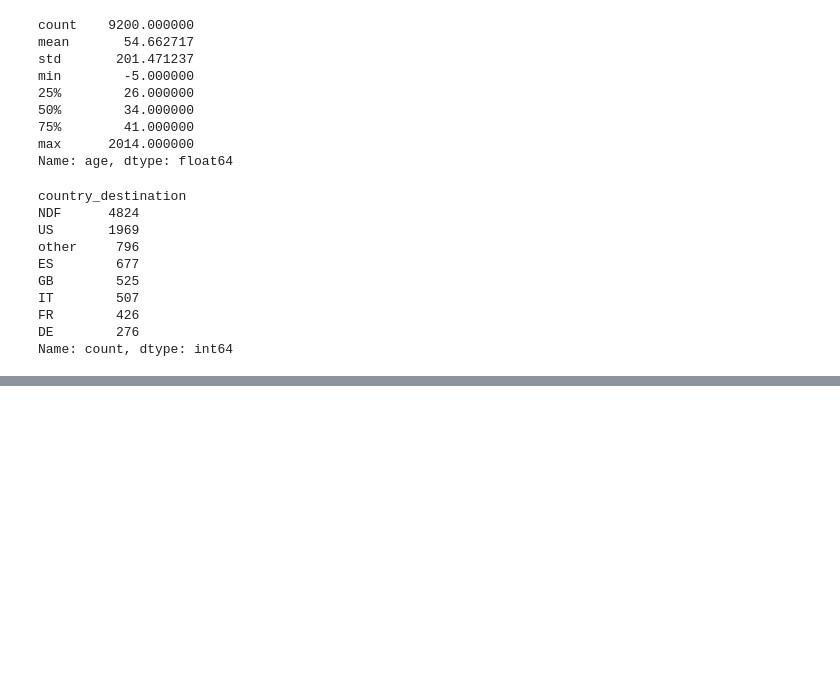
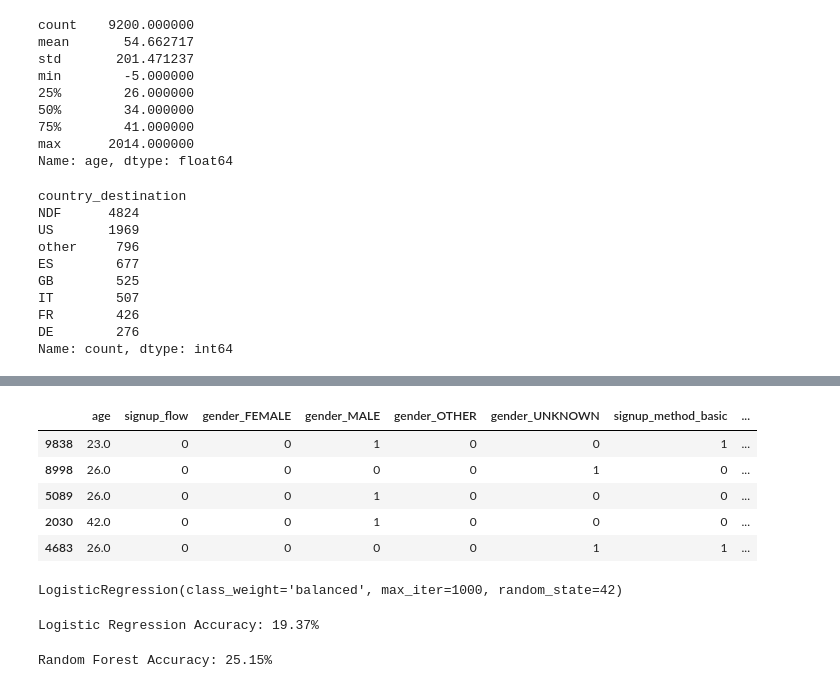
Before and after one commit to Roni-Gol/travel-personalization-model, a Jupyter notebook: travel_destination_prediction.ipynb, the cells around one changed output, grey strips where cells are left out. Drawn from its saved outputs; the diff is of its cells as text; code cells hidden in the pictures; blank space fills up the shorter version.

```diff
--- a/travel_destination_prediction.ipynb
+++ b/travel_destination_prediction.ipynb
@@ -78,3 +125,19 @@ X_train, X_test, y_train, y_test = train_test_split(
 median_age = X_train['age'].median()
 X_train['age'] = X_train['age'].fillna(median_age)
 X_test['age'] = X_test['age'].fillna(median_age)
+# %%
+# Encode categorical columns using one-hot encoding
+X_train = pd.get_dummies(X_train, dtype=int)
+X_test = pd.get_dummies(X_test, dtype=int)
+
+# Align test set to have same columns as train set
+X_test = X_test.reindex(columns=X_train.columns, fill_value=0)
+# %%
+X_train.head()
+# %% [output]
+|  | age | signup_flow | gender_FEMALE | gender_MALE | gender_OTHER | gender_UNKNOWN | signup_method_basic | ... |
+| 9838 | 23.0 | 0 | 0 | 1 | 0 | 0 | 1 | ... |
+| 8998 | 26.0 | 0 | 0 | 0 | 0 | 1 | 0 | ... |
+| 5089 | 26.0 | 0 | 0 | 1 | 0 | 0 | 0 | ... |
+| 2030 | 42.0 | 0 | 0 | 1 | 0 | 0 | 0 | ... |
+| 4683 | 26.0 | 0 | 0 | 0 | 0 | 1 | 1 | ... |
@@ -80,0 +151,30 @@ X_test['age'] = X_test['age'].fillna(median_age)
+# %%
+from sklearn.linear_model import LogisticRegression
+
+# Train baseline model
+lr_model = LogisticRegression(max_iter=1000, random_state=42, class_weight='balanced')
+lr_model.fit(X_train_scaled, y_train)
+# %% [output]
+LogisticRegression(class_weight='balanced', max_iter=1000, random_state=42)
+# %%
+from sklearn.metrics import accuracy_score
+
+# Evaluate on test set
+lr_predictions = lr_model.predict(X_test_scaled)
+lr_accuracy = accuracy_score(y_test, lr_predictions)
+print(f"Logistic Regression Accuracy: {lr_accuracy:.2%}")
+# %% [output]
+Logistic Regression Accuracy: 19.37%
+# %%
+from sklearn.ensemble import RandomForestClassifier
+
+# Train Random Forest model
+rf_model = RandomForestClassifier(n_estimators=100, random_state=42, class_weight='balanced')
+rf_model.fit(X_train, y_train)
+
+# Evaluate on test set
+rf_predictions = rf_model.predict(X_test)
+rf_accuracy = accuracy_score(y_test, rf_predictions)
+print(f"Random Forest Accuracy: {rf_accuracy:.2%}")
+# %% [output]
+Random Forest Accuracy: 25.15%
```
Also changed, not shown: parts of 11 cells of this notebook, 1 other file.
